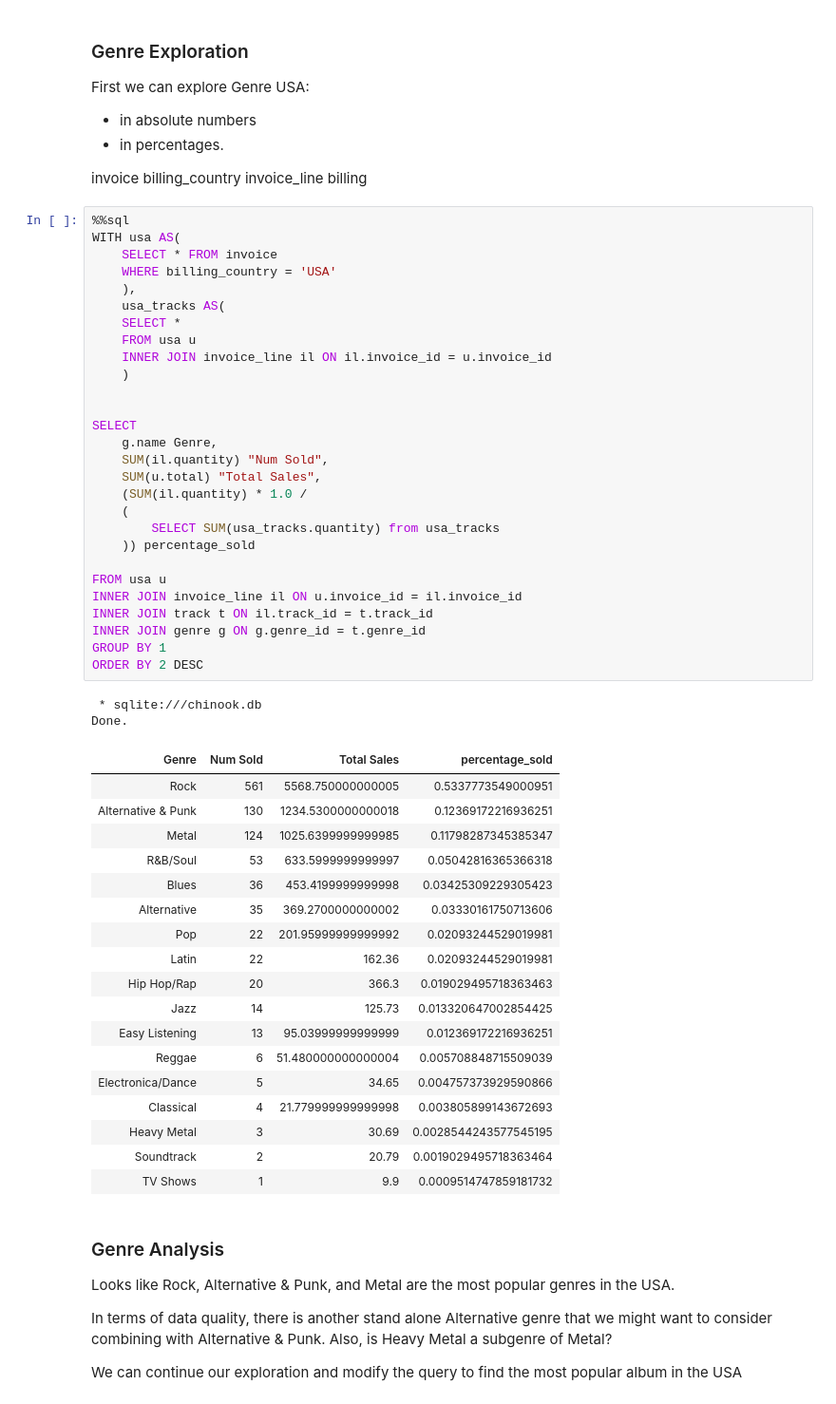
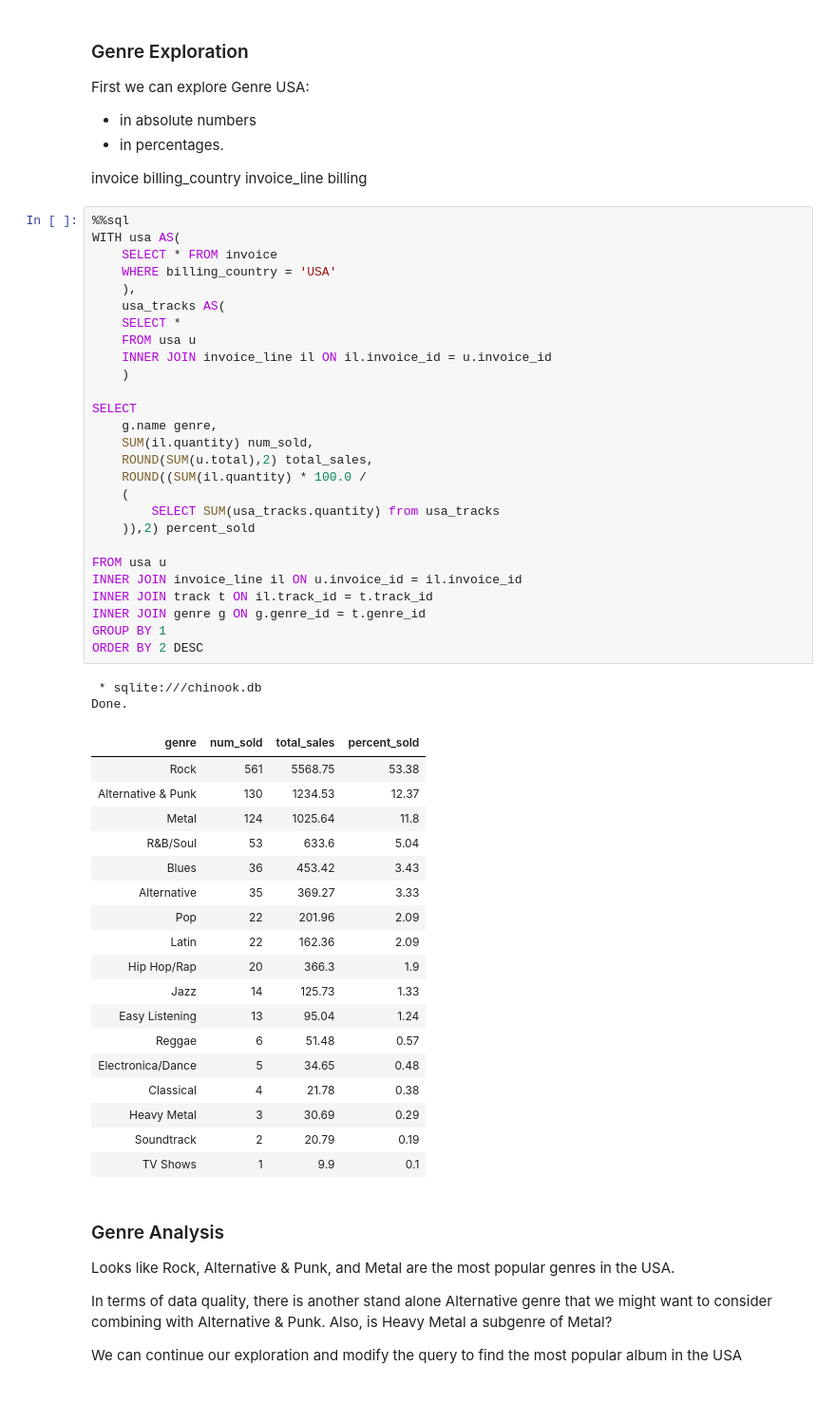
Before and after one commit to kevinjhuang/sql_chinook_business_analysis, a Jupyter notebook: SQL_Answering_Business_Questions.ipynb, the cells around one changed output. Shown at 95% size. Saved outputs shown, nothing was run; the diff lists cells and outputs as text.

```diff
--- a/SQL_Answering_Business_Questions.ipynb
+++ b/SQL_Answering_Business_Questions.ipynb
@@ -43,52 +53,51 @@ invoice_line billing
 # %%
 %%sql
 WITH usa AS(
     SELECT * FROM invoice
     WHERE billing_country = 'USA'
     ),
     usa_tracks AS(
     SELECT *
     FROM usa u
     INNER JOIN invoice_line il ON il.invoice_id = u.invoice_id
     )
 
-
 SELECT
-    g.name Genre,
-    SUM(il.quantity) "Num Sold",
-    SUM(u.total) "Total Sales",
-    (SUM(il.quantity) * 1.0 /
+    g.name genre,
+    SUM(il.quantity) num_sold,
+    ROUND(SUM(u.total),2) total_sales,
+    ROUND((SUM(il.quantity) * 100.0 /
     (
         SELECT SUM(usa_tracks.quantity) from usa_tracks
-    )) percentage_sold
+    )),2) percent_sold
 
 FROM usa u
 INNER JOIN invoice_line il ON u.invoice_id = il.invoice_id
 INNER JOIN track t ON il.track_id = t.track_id
 INNER JOIN genre g ON g.genre_id = t.genre_id
 GROUP BY 1
 ORDER BY 2 DESC
 # %% [output]
  * sqlite:///chinook.db
 Done.
-| Genre | Num Sold | Total Sales | percentage_sold |
-| Rock | 561 | 5568.750000000005 | 0.5337773549000951 |
-| Alternative & Punk | 130 | 1234.5300000000018 | 0.12369172216936251 |
-| Metal | 124 | 1025.6399999999985 | 0.11798287345385347 |
-| R&B/Soul | 53 | 633.5999999999997 | 0.05042816365366318 |
-| Blues | 36 | 453.4199999999998 | 0.03425309229305423 |
-| Alternative | 35 | 369.2700000000002 | 0.03330161750713606 |
-| Pop | 22 | 201.95999999999992 | 0.02093244529019981 |
-| Latin | 22 | 162.36 | 0.02093244529019981 |
-| Hip Hop/Rap | 20 | 366.3 | 0.019029495718363463 |
-| Jazz | 14 | 125.73 | 0.013320647002854425 |
-| Easy Listening | 13 | 95.03999999999999 | 0.012369172216936251 |
-| Reggae | 6 | 51.480000000000004 | 0.005708848715509039 |
-| Electronica/Dance | 5 | 34.65 | 0.004757373929590866 |
-| Classical | 4 | 21.779999999999998 | 0.003805899143672693 |
-| Heavy Metal | 3 | 30.69 | 0.0028544243577545195 |
-| Soundtrack | 2 | 20.79 | 0.0019029495718363464 |
-| TV Shows | 1 | 9.9 | 0.0009514747859181732 |
+| genre | num_sold | total_sales | percent_sold |
+| Rock | 561 | 5568.75 | 53.38 |
+| Alternative & Punk | 130 | 1234.53 | 12.37 |
+| Metal | 124 | 1025.64 | 11.8 |
+| R&B/Soul | 53 | 633.6 | 5.04 |
+| Blues | 36 | 453.42 | 3.43 |
+| Alternative | 35 | 369.27 | 3.33 |
+| Pop | 22 | 201.96 | 2.09 |
+| Latin | 22 | 162.36 | 2.09 |
+| Hip Hop/Rap | 20 | 366.3 | 1.9 |
+| Jazz | 14 | 125.73 | 1.33 |
+| Easy Listening | 13 | 95.04 | 1.24 |
+| Reggae | 6 | 51.48 | 0.57 |
+| Electronica/Dance | 5 | 34.65 | 0.48 |
+| Classical | 4 | 21.78 | 0.38 |
+| Heavy Metal | 3 | 30.69 | 0.29 |
+| Soundtrack | 2 | 20.79 | 0.19 |
+| TV Shows | 1 | 9.9 | 0.1 |
 # %% [markdown]
 ### Genre Analysis
 Looks like Rock, Alternative & Punk, and Metal are the most popular genres in the USA.
```
Also changed, not shown: parts of 19 cells of this notebook.
